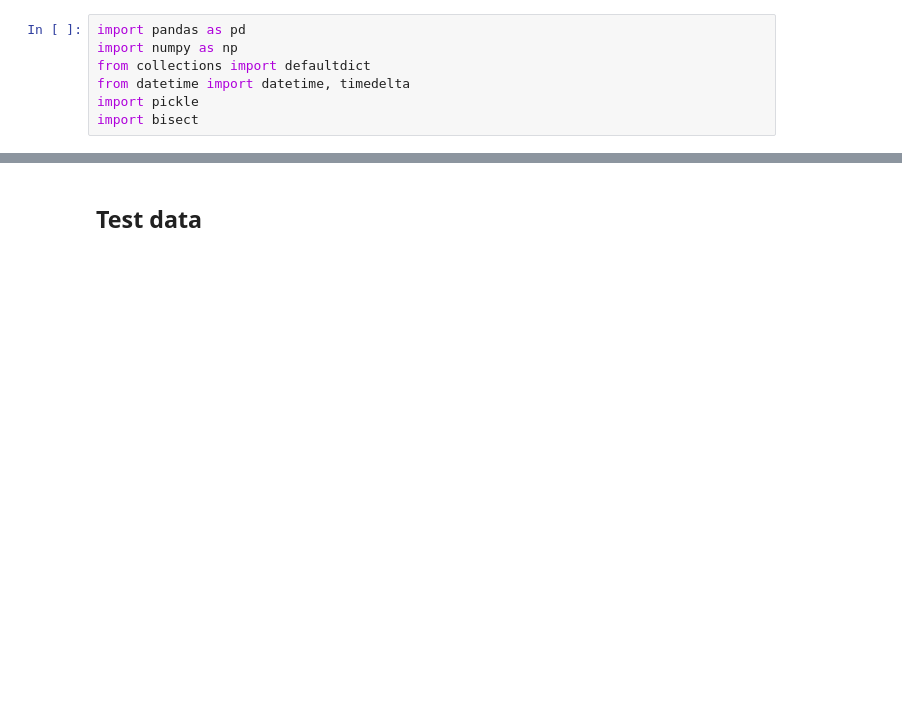
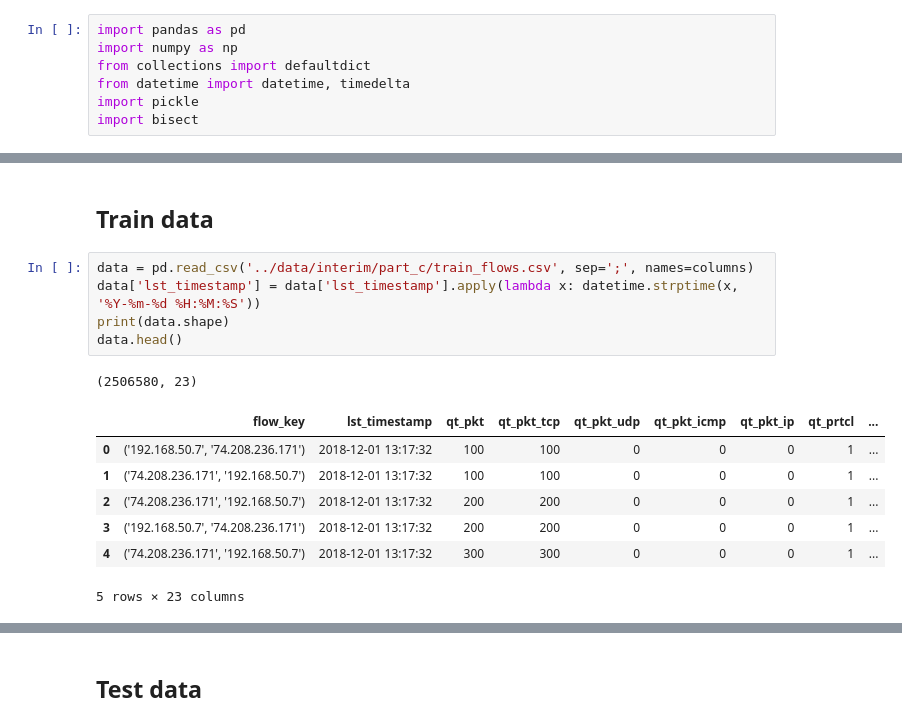
Before and after one commit to caiolmart/feature_extraction_ddos, a Jupyter notebook: notebooks/08_generate_labelled_data.ipynb, the cells around one changed output, grey strips where cells are left out. Drawn from its saved outputs; the diff is of its cells as text; blank space fills up the shorter version.

```diff
--- a/notebooks/08_generate_labelled_data.ipynb
+++ b/notebooks/08_generate_labelled_data.ipynb
@@ -7,0 +34,16 @@ import bisect
+# %% [markdown]
+## Train data
+# %%
+data = pd.read_csv('../data/interim/part_c/train_flows.csv', sep=';', names=columns)
+data['lst_timestamp'] = data['lst_timestamp'].apply(lambda x: datetime.strptime(x, '%Y-%m-%d %H:%M:%S'))
+print(data.shape)
+data.head()
+# %% [output]
+(2506580, 23)
+|  | flow_key | lst_timestamp | qt_pkt | qt_pkt_tcp | qt_pkt_udp | qt_pkt_icmp | qt_pkt_ip | qt_prtcl | ... |
+| 0 | ('192.168.50.7', '74.208.236.171') | 2018-12-01 13:17:32 | 100 | 100 | 0 | 0 | 0 | 1 | ... |
+| 1 | ('74.208.236.171', '192.168.50.7') | 2018-12-01 13:17:32 | 100 | 100 | 0 | 0 | 0 | 1 | ... |
+| 2 | ('74.208.236.171', '192.168.50.7') | 2018-12-01 13:17:32 | 200 | 200 | 0 | 0 | 0 | 1 | ... |
+| 3 | ('192.168.50.7', '74.208.236.171') | 2018-12-01 13:17:32 | 200 | 200 | 0 | 0 | 0 | 1 | ... |
+| 4 | ('74.208.236.171', '192.168.50.7') | 2018-12-01 13:17:32 | 300 | 300 | 0 | 0 | 0 | 1 | ... |
+5 rows × 23 columns
```
Also changed, not shown: parts of 12 cells of this notebook.
